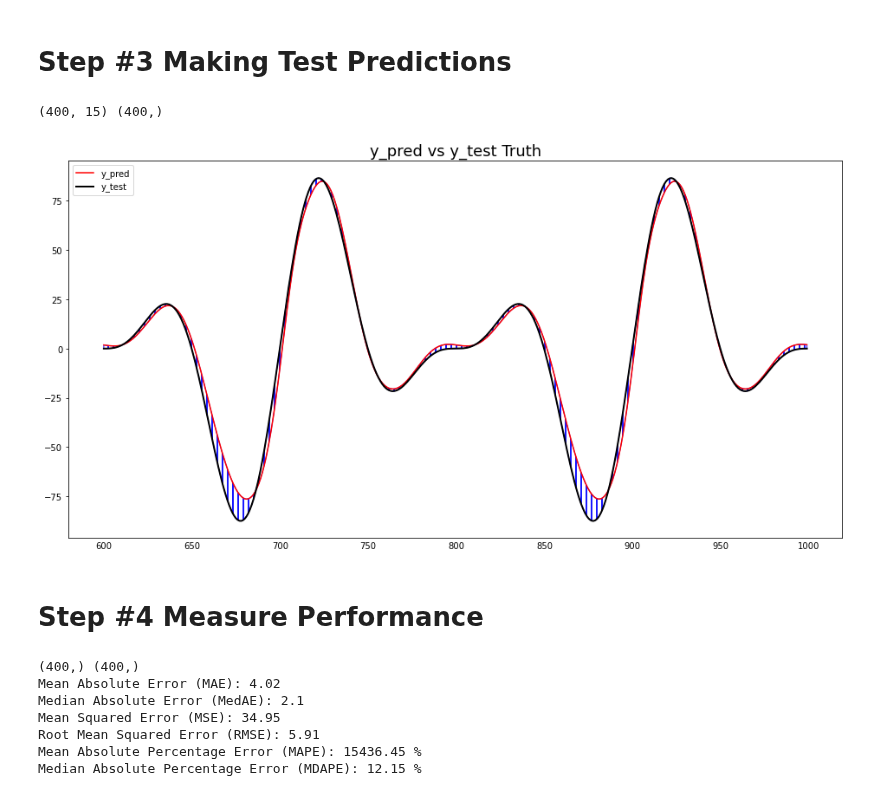
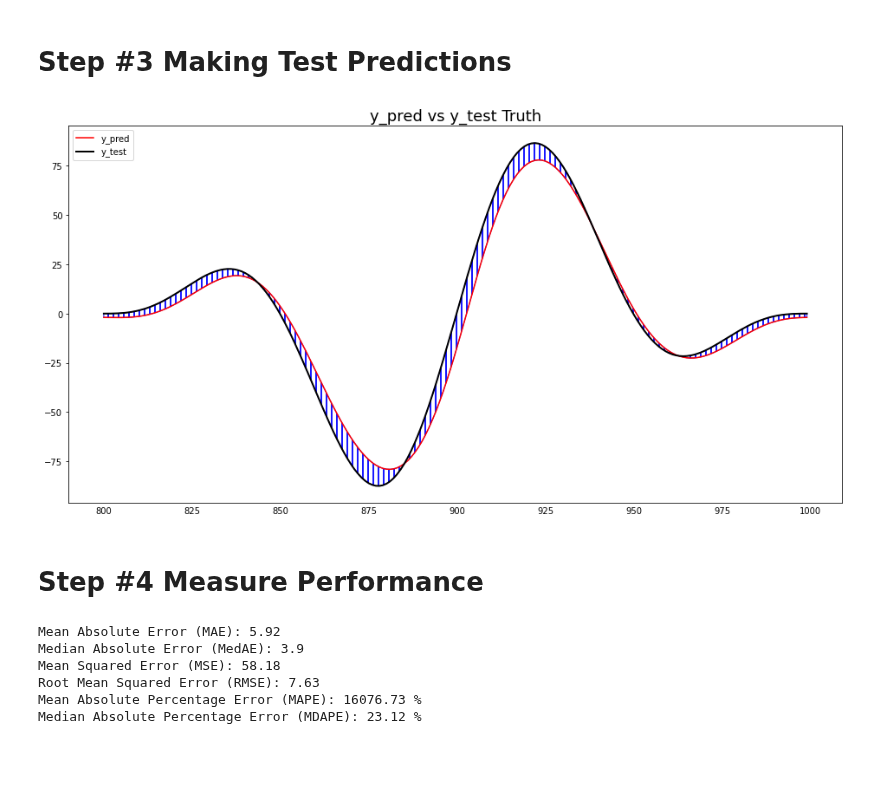
Before and after one commit to flo7up/relataly-public-python-tutorials, a Jupyter notebook: 009 Time Series Forecasting - Measuring Model Performance.ipynb, the cells around one changed output. Cells and saved outputs as stored; diff of their text form; code cells hidden in the pictures; blank space fills up the shorter version.

```diff
--- a/009 Time Series Forecasting - Measuring Model Performance.ipynb
+++ b/009 Time Series Forecasting - Measuring Model Performance.ipynb
@@ -63,4 +86,9 @@ x_tain.shape: (584, 15, 1) -- y_tain.shape: (584,)
 # %%
+# Settings
+batch_size = 5
+epochs = 4
+n_features = 1
+
 # Configure and compile the neural network model
 # The number of input neurons is defined by the sequence length multiplied by the number of features
 lstm_neuron_number = sequencelength * n_features
@@ -72,3 +100,6 @@ model.add(
 )
 model.add(Dense(1))
 model.compile(optimizer="adam", loss="mean_squared_error")
+
+# Train the model
+history = model.fit(x_train, y_train, batch_size=batch_size, epochs=epochs)
@@ -90,82 +115,61 @@ Epoch 4/4
 # %% [markdown]
 # Step #3 Making Test Predictions
-# %%
-# Create the data sets x_test and y_test
-test_data = scaled_data[training_data_length - sequencelength :, :]
-test_data_len = test_data.shape[0]
-
-x_test, y_test = [], []
-for i in range(sequencelength, test_data_len):
-    x_test.append(test_data[i-sequencelength:i, 0])
-    y_test.append(test_data[i:, 0])
-
-# Convert the x_train and y_train to numpy arrays
-x_test, y_test = np.array(x_test), np.array(y_test)
-print(x_test.shape, y_test.shape)
-
-# Reshape x_test, so that we get an array with multiple test datasets
-x_test = np.reshape(x_test, (x_test.shape[0], x_test.shape[1], 1))
-# %% [output]
-(400, 15) (400,)
 # %%
 # Get the predicted values
-predictions = model.predict(x_test)
-y_pred = mmscaler.inverse_transform(predictions)
+y_pred_scaled = model.predict(x_test)
+y_pred = mmscaler.inverse_transform(y_pred_scaled)
+y_test_unscaled = mmscaler.inverse_transform(y_test.reshape(-1, 1))
 # %%
 # Visualize the data
-train = df[:training_data_length];
-valid = df[training_data_length:]
+train = df[:train_data_length];
+valid = df[train_data_length:]
 valid.insert(1, "y_pred", y_pred, True)
+
 fig, ax1 = plt.subplots(figsize=(16, 8), sharex=True)
 xt = valid.index; yt = train[["valid"]]
 xv = valid.index; yv = valid[["valid", "y_pred"]]
 ax1.tick_params(axis="x", rotation=0, labelsize=10, length=0)
 plt.title("y_pred vs y_test Truth", fontsize=18)
 plt.plot(yv["y_pred"], color="red")
 plt.plot(yv["valid"], color="black", linewidth=2)
 plt.legend(["y_pred", "y_test"], loc="upper left")
 
 # Fill between plotlines
 mpl.rc('hatch', color='k', linewidth=2)
 ax1.fill_between(xv, yv["valid"], yv["y_pred"],  facecolor = 'white', hatch="||",  edgecolor="blue", alpha=.9)
 plt.show()
 # %% [output]
-[figure, old version]
+[figure, new version]
 # %% [markdown]
 # Step #4 Measure Performance
 # %%
-y_pred = yv["y_pred"]
-y_test = yv["valid"]
-print(y_test.shape, y_pred.shape)
-
 # Mean Absolute Error (MAE)
-MAE = np.mean(abs(y_pred - y_test))
+MAE = np.mean(abs(y_pred - y_test_unscaled))
 print('Mean Absolute Error (MAE): ' + str(np.round(MAE, 2)))
 
 # Median Absolute Error (MedAE)
-MEDAE = np.median(abs(y_pred - y_test))
+MEDAE = np.median(abs(y_pred - y_test_unscaled))
 print('Median Absolute Error (MedAE): ' + str(np.round(MEDAE, 2)))
 
 # Mean Squared Error (MSE)
-MSE = np.square(np.subtract(y_pred, y_test)).mean()
+MSE = np.square(np.subtract(y_pred, y_test_unscaled)).mean()
 print('Mean Squared Error (MSE): ' + str(np.round(MSE, 2)))
 
 # Root Mean Squarred Error (RMSE)
-RMSE = np.sqrt(np.mean(np.square(y_pred - y_test)))
+RMSE = np.sqrt(np.mean(np.square(y_pred - y_test_unscaled)))
 print('Root Mean Squared Error (RMSE): ' + str(np.round(RMSE, 2)))
 
 # Mean Absolute Percentage Error (MAPE)
-MAPE = np.mean((np.abs(np.subtract(y_test, y_pred)/ y_test))) * 100
+MAPE = np.mean((np.abs(np.subtract(y_test_unscaled, y_pred)/ y_test_unscaled))) * 100
 print('Mean Absolute Percentage Error (MAPE): ' + str(np.round(MAPE, 2)) + ' %')
 
 # Median Absolute Percentage Error (MDAPE)
-MDAPE = np.median((np.abs(np.subtract(y_test, y_pred)/ y_test))) * 100
+MDAPE = np.median((np.abs(np.subtract(y_test_unscaled, y_pred)/ y_test_unscaled))) * 100
 print('Median Absolute Percentage Error (MDAPE): ' + str(np.round(MDAPE, 2)) + ' %')
 # %% [output]
-(400,) (400,)
-Mean Absolute Error (MAE): 4.02
-Median Absolute Error (MedAE): 2.1
-Mean Squared Error (MSE): 34.95
-Root Mean Squared Error (RMSE): 5.91
-Mean Absolute Percentage Error (MAPE): 15436.45 %
-Median Absolute Percentage Error (MDAPE): 12.15 %
+Mean Absolute Error (MAE): 5.92
+Median Absolute Error (MedAE): 3.9
+Mean Squared Error (MSE): 58.18
+Root Mean Squared Error (RMSE): 7.63
+Mean Absolute Percentage Error (MAPE): 16076.73 %
+Median Absolute Percentage Error (MDAPE): 23.12 %
```
Also changed, not shown: parts of 6 cells of this notebook, 5 other files.
